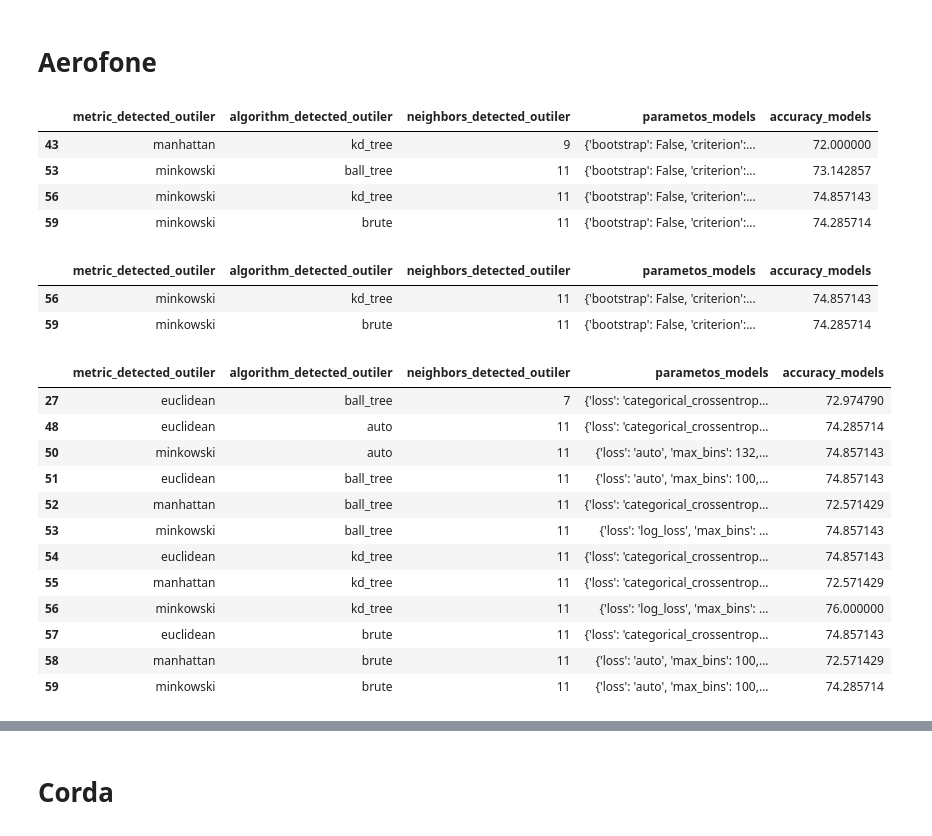
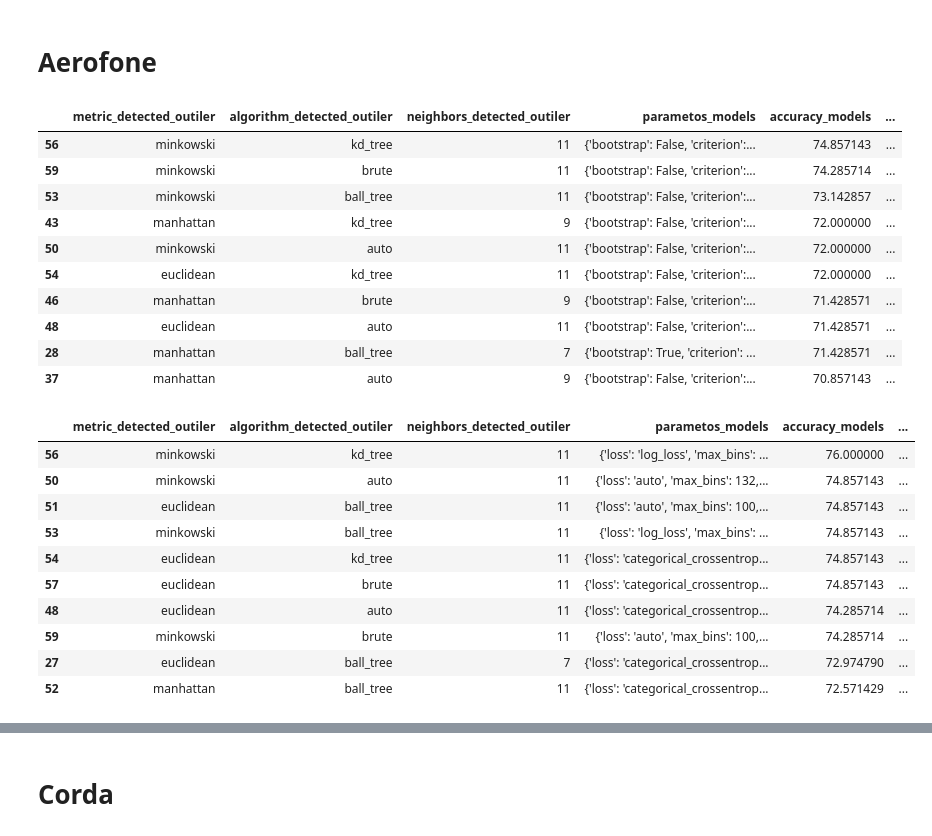
Before and after one commit to Douglas-cc/detected_instruments, a Jupyter notebook: notebooks/avaliacao_models.ipynb, the cells around one changed output, grey strips where cells are left out. Drawn from its saved outputs; the diff is of its cells as text; code cells hidden in the pictures.

```diff
--- a/notebooks/avaliacao_models.ipynb
+++ b/notebooks/avaliacao_models.ipynb
@@ -8,6 +20,8 @@ wp = Wrapped(
     '../data/processed/',
     '../data/files/'
 )
+# %%
+df = wp.load_data('df_instrumentos_features_selecionadas')
 # %% [markdown]
 # importar resultados
 # %%
@@ -32,0 +63,14 @@ rf_sopro = wp.load_data('resultados_parametros_sopro_random_forest')
+# %%
+rf_percusao["base"] = 'percusao'
+rf_percusao["model"] = 'Random Forest'
+xgb_percusao["base"] = 'percusao'
+xgb_percusao["model"] = 'XGBoost'
+histgb_percusao["base"] = 'percusao'
+histgb_percusao["model"] = 'HistGradientBoost'
+
+rf_aerofone["base"] = 'aerofone'
+rf_aerofone["model"] = 'Random Forest'
+xgb_aerofone["base"] = 'aerofone'
+xgb_aerofone["model"] = 'XGBoost'
+histgb_aerofone["base"] = 'aerofone'
+histgb_aerofone["model"] = 'HistGradientBoost'
@@ -71,32 +176,30 @@ xgb_percusao.query('accuracy_models > 75')
 # %% [markdown]
 # Aerofone
 # %%
-rf_aerofone.query('accuracy_models > 72')
+rf_aerofone.nlargest(10, "accuracy_models")
 # %% [output]
-|  | metric_detected_outiler | algorithm_detected_outiler | neighbors_detected_outiler | parametos_models | accuracy_models |
-| 43 | manhattan | kd_tree | 9 | {'bootstrap': False, 'criterion':... | 72.000000 |
-| 53 | minkowski | ball_tree | 11 | {'bootstrap': False, 'criterion':... | 73.142857 |
-| 56 | minkowski | kd_tree | 11 | {'bootstrap': False, 'criterion':... | 74.857143 |
-| 59 | minkowski | brute | 11 | {'bootstrap': False, 'criterion':... | 74.285714 |
+|  | metric_detected_outiler | algorithm_detected_outiler | neighbors_detected_outiler | parametos_models | accuracy_models | ... |
+| 56 | minkowski | kd_tree | 11 | {'bootstrap': False, 'criterion':... | 74.857143 | ... |
+| 59 | minkowski | brute | 11 | {'bootstrap': False, 'criterion':... | 74.285714 | ... |
+| 53 | minkowski | ball_tree | 11 | {'bootstrap': False, 'criterion':... | 73.142857 | ... |
+| 43 | manhattan | kd_tree | 9 | {'bootstrap': False, 'criterion':... | 72.000000 | ... |
+| 50 | minkowski | auto | 11 | {'bootstrap': False, 'criterion':... | 72.000000 | ... |
+| 54 | euclidean | kd_tree | 11 | {'bootstrap': False, 'criterion':... | 72.000000 | ... |
+| 46 | manhattan | brute | 9 | {'bootstrap': False, 'criterion':... | 71.428571 | ... |
+| 48 | euclidean | auto | 11 | {'bootstrap': False, 'criterion':... | 71.428571 | ... |
+| 28 | manhattan | ball_tree | 7 | {'bootstrap': True, 'criterion': ... | 71.428571 | ... |
+| 37 | manhattan | auto | 9 | {'bootstrap': False, 'criterion':... | 70.857143 | ... |
-# %%
-rf_aerofone.query('accuracy_models > 74')
-# %% [output]
-|  | metric_detected_outiler | algorithm_detected_outiler | neighbors_detected_outiler | parametos_models | accuracy_models |
-| 56 | minkowski | kd_tree | 11 | {'bootstrap': False, 'criterion':... | 74.857143 |
-| 59 | minkowski | brute | 11 | {'bootstrap': False, 'criterion':... | 74.285714 |
 # %%
-histgb_aerofone.query('accuracy_models > 72')
+histgb_aerofone.nlargest(10, "accuracy_models")
 # %% [output]
-|  | metric_detected_outiler | algorithm_detected_outiler | neighbors_detected_outiler | parametos_models | accuracy_models |
-| 27 | euclidean | ball_tree | 7 | {'loss': 'categorical_crossentrop... | 72.974790 |
-| 48 | euclidean | auto | 11 | {'loss': 'categorical_crossentrop... | 74.285714 |
-| 50 | minkowski | auto | 11 | {'loss': 'auto', 'max_bins': 132,... | 74.857143 |
-| 51 | euclidean | ball_tree | 11 | {'loss': 'auto', 'max_bins': 100,... | 74.857143 |
-| 52 | manhattan | ball_tree | 11 | {'loss': 'categorical_crossentrop... | 72.571429 |
-| 53 | minkowski | ball_tree | 11 | {'loss': 'log_loss', 'max_bins': ... | 74.857143 |
-| 54 | euclidean | kd_tree | 11 | {'loss': 'categorical_crossentrop... | 74.857143 |
-| 55 | manhattan | kd_tree | 11 | {'loss': 'categorical_crossentrop... | 72.571429 |
-| 56 | minkowski | kd_tree | 11 | {'loss': 'log_loss', 'max_bins': ... | 76.000000 |
-| 57 | euclidean | brute | 11 | {'loss': 'categorical_crossentrop... | 74.857143 |
-| 58 | manhattan | brute | 11 | {'loss': 'auto', 'max_bins': 100,... | 72.571429 |
-| 59 | minkowski | brute | 11 | {'loss': 'auto', 'max_bins': 100,... | 74.285714 |
+|  | metric_detected_outiler | algorithm_detected_outiler | neighbors_detected_outiler | parametos_models | accuracy_models | ... |
+| 56 | minkowski | kd_tree | 11 | {'loss': 'log_loss', 'max_bins': ... | 76.000000 | ... |
+| 50 | minkowski | auto | 11 | {'loss': 'auto', 'max_bins': 132,... | 74.857143 | ... |
+| 51 | euclidean | ball_tree | 11 | {'loss': 'auto', 'max_bins': 100,... | 74.857143 | ... |
+| 53 | minkowski | ball_tree | 11 | {'loss': 'log_loss', 'max_bins': ... | 74.857143 | ... |
+| 54 | euclidean | kd_tree | 11 | {'loss': 'categorical_crossentrop... | 74.857143 | ... |
+| 57 | euclidean | brute | 11 | {'loss': 'categorical_crossentrop... | 74.857143 | ... |
+| 48 | euclidean | auto | 11 | {'loss': 'categorical_crossentrop... | 74.285714 | ... |
+| 59 | minkowski | brute | 11 | {'loss': 'auto', 'max_bins': 100,... | 74.285714 | ... |
+| 27 | euclidean | ball_tree | 7 | {'loss': 'categorical_crossentrop... | 72.974790 | ... |
+| 52 | manhattan | ball_tree | 11 | {'loss': 'categorical_crossentrop... | 72.571429 | ... |
```
Also changed, not shown: parts of 22 cells of this notebook, 2 other files.
